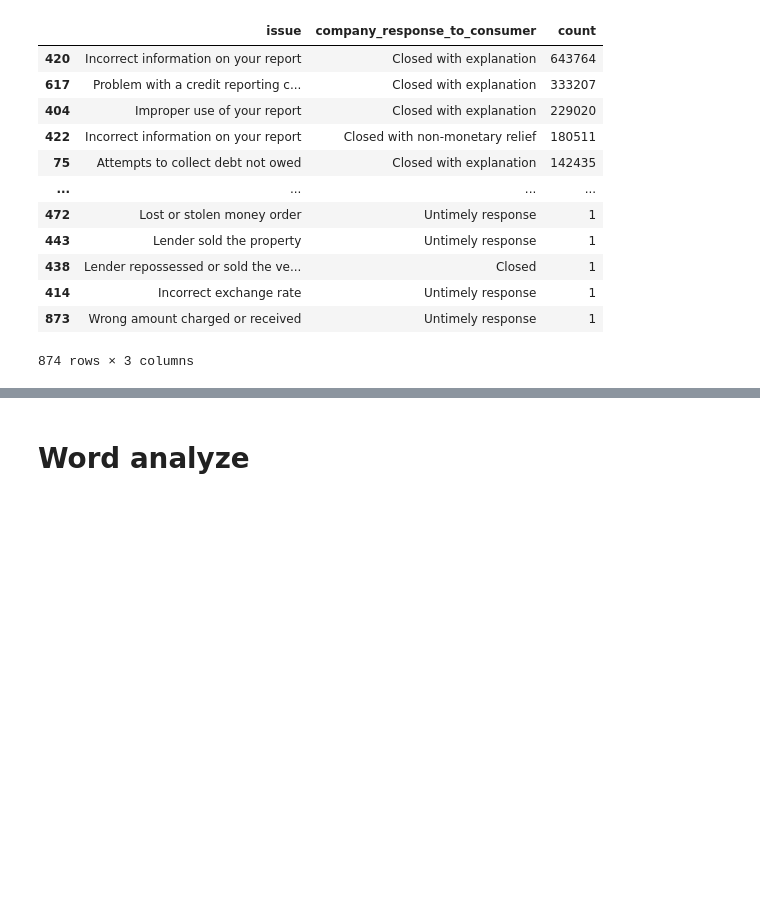
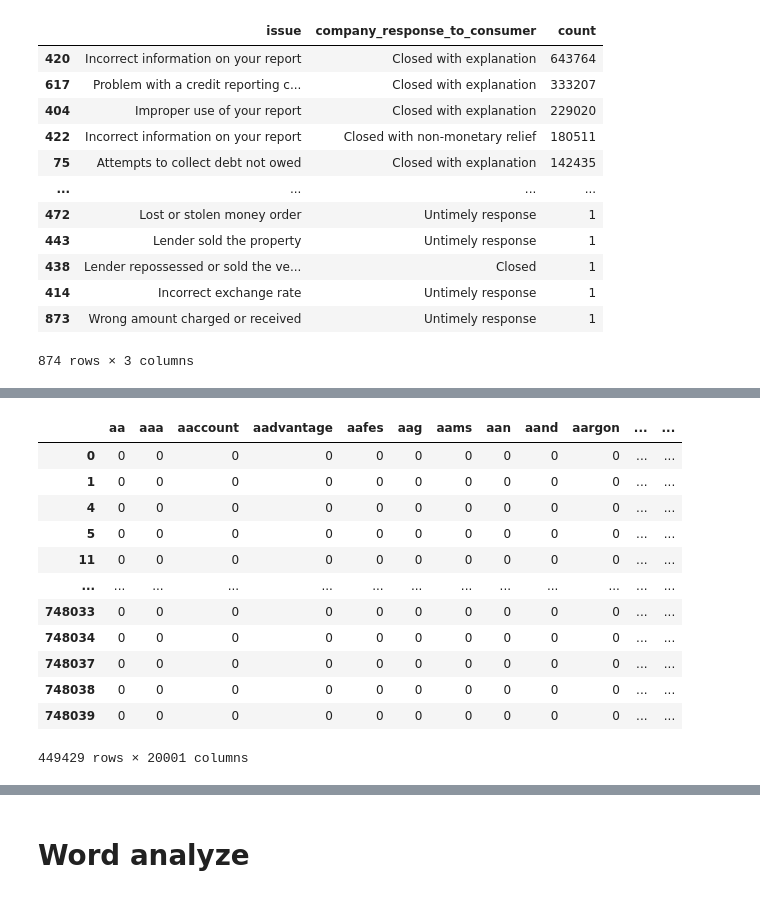
Before and after one commit to DATA-TRAC/consumer-complaint-response, a Jupyter notebook: lugo-capston.ipynb, the cells around one changed output, grey strips where cells are left out. Saved outputs shown, nothing was run; the diff lists cells and outputs as text; code cells hidden in the pictures; blank space fills up the shorter version.

```diff
--- a/lugo-capston.ipynb
+++ b/lugo-capston.ipynb
@@ -540,4 +401,18 @@ words_df = pd.DataFrame.sparse.from_spmatrix(word_matrix, columns=vectorizer.get
 # merge the word DataFrame with the 'company_response_to_consumer' column
 df_with_words = words_df.merge(train['company_response_to_consumer'], left_index=True, right_index=True)
 # %%
-# df_with_words
+df_with_words
+# %% [output]
+|  | aa | aaa | aaccount | aadvantage | aafes | aag | aams | aan | aand | aargon | ... | ... |
+| 0 | 0 | 0 | 0 | 0 | 0 | 0 | 0 | 0 | 0 | 0 | ... | ... |
+| 1 | 0 | 0 | 0 | 0 | 0 | 0 | 0 | 0 | 0 | 0 | ... | ... |
+| 4 | 0 | 0 | 0 | 0 | 0 | 0 | 0 | 0 | 0 | 0 | ... | ... |
+| 5 | 0 | 0 | 0 | 0 | 0 | 0 | 0 | 0 | 0 | 0 | ... | ... |
+| 11 | 0 | 0 | 0 | 0 | 0 | 0 | 0 | 0 | 0 | 0 | ... | ... |
+| ... | ... | ... | ... | ... | ... | ... | ... | ... | ... | ... | ... | ... |
+| 748033 | 0 | 0 | 0 | 0 | 0 | 0 | 0 | 0 | 0 | 0 | ... | ... |
+| 748034 | 0 | 0 | 0 | 0 | 0 | 0 | 0 | 0 | 0 | 0 | ... | ... |
+| 748037 | 0 | 0 | 0 | 0 | 0 | 0 | 0 | 0 | 0 | 0 | ... | ... |
+| 748038 | 0 | 0 | 0 | 0 | 0 | 0 | 0 | 0 | 0 | 0 | ... | ... |
+| 748039 | 0 | 0 | 0 | 0 | 0 | 0 | 0 | 0 | 0 | 0 | ... | ... |
+449429 rows × 20001 columns
```
Also changed, not shown: parts of 75 cells of this notebook, 1 other file.
